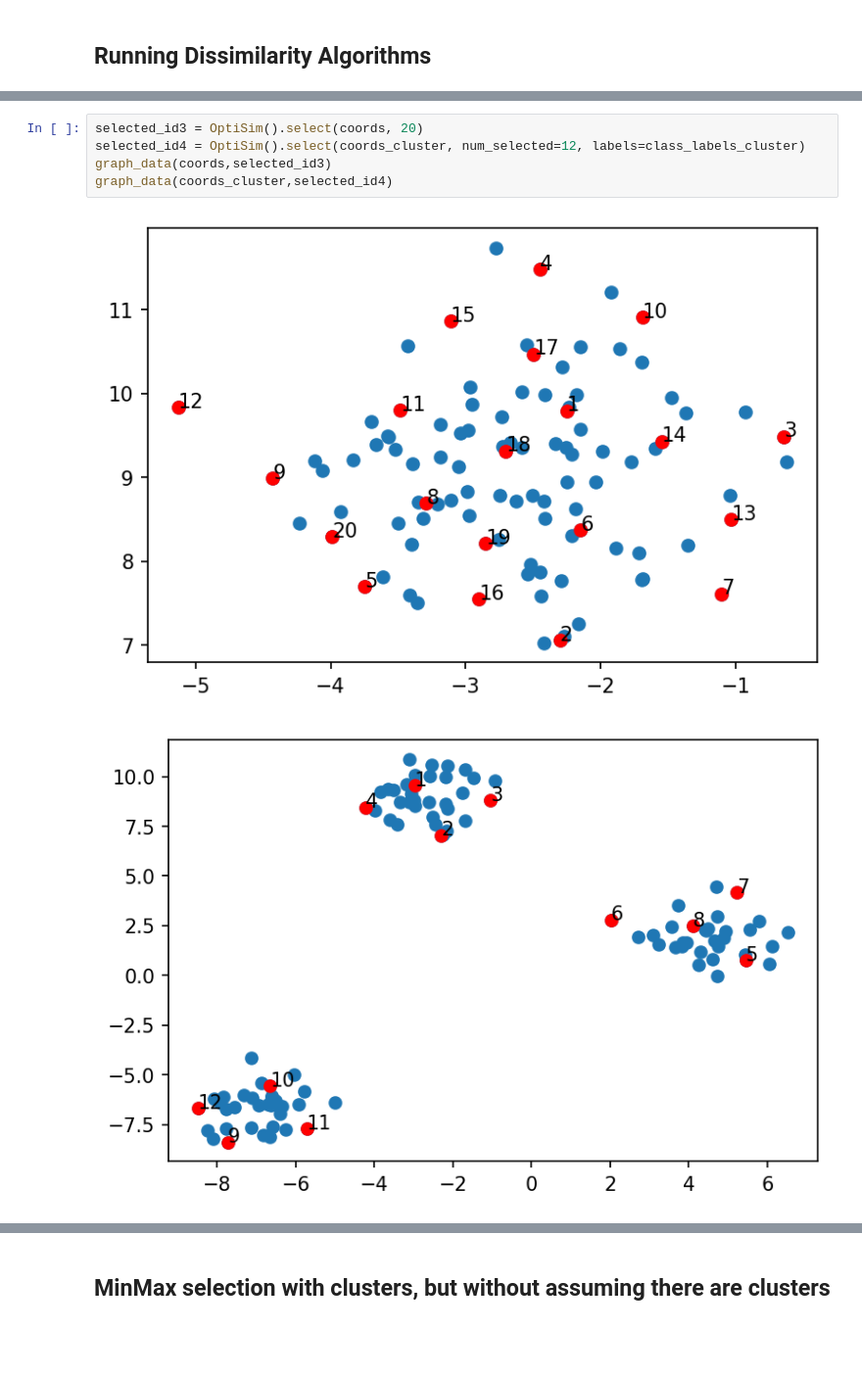
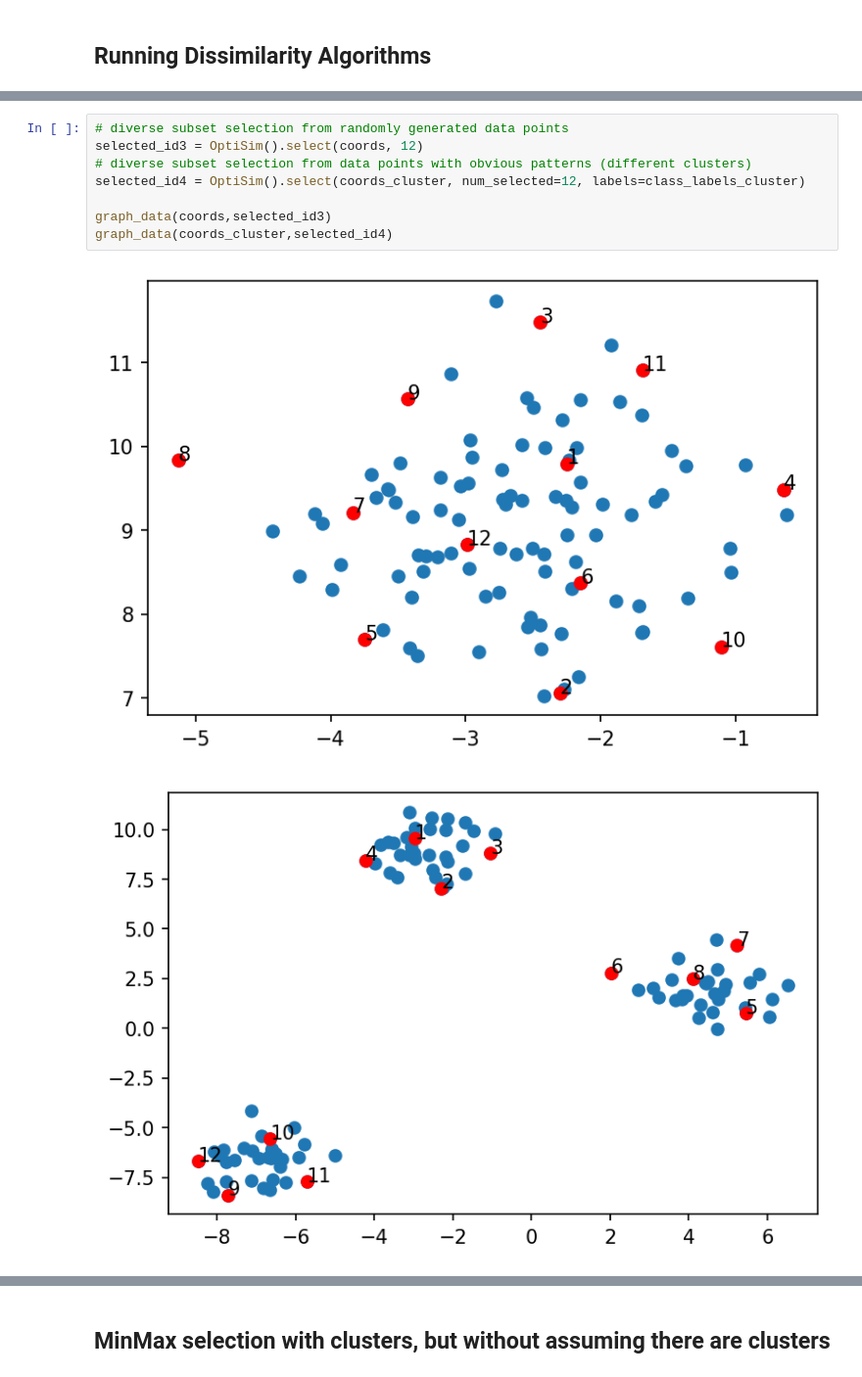
Before and after one commit to theochem/Selector, a Jupyter notebook: doc/notebooks/diversity_subsect_selection_synthetic_data.ipynb, the cells around one changed output, grey strips where cells are left out. Shown: that part at 98% size. Cells and saved outputs as stored; diff of their text form; blank space fills up the shorter version.

```diff
--- a/doc/notebooks/diversity_subsect_selection_synthetic_data.ipynb
+++ b/doc/notebooks/diversity_subsect_selection_synthetic_data.ipynb
@@ -60,8 +65,11 @@ graph_data(coords_cluster,selected_ids2)
 # %%
-selected_id3 = OptiSim().select(coords, 20)
+# diverse subset selection from randomly generated data points
+selected_id3 = OptiSim().select(coords, 12)
+# diverse subset selection from data points with obvious patterns (different clusters)
 selected_id4 = OptiSim().select(coords_cluster, num_selected=12, labels=class_labels_cluster)
+
 graph_data(coords,selected_id3)
 graph_data(coords_cluster,selected_id4)
 # %% [output]
-[figure, old version]
+[figure, new version]
 [figure]
```
Also changed, not shown: parts of 37 cells of this notebook.
